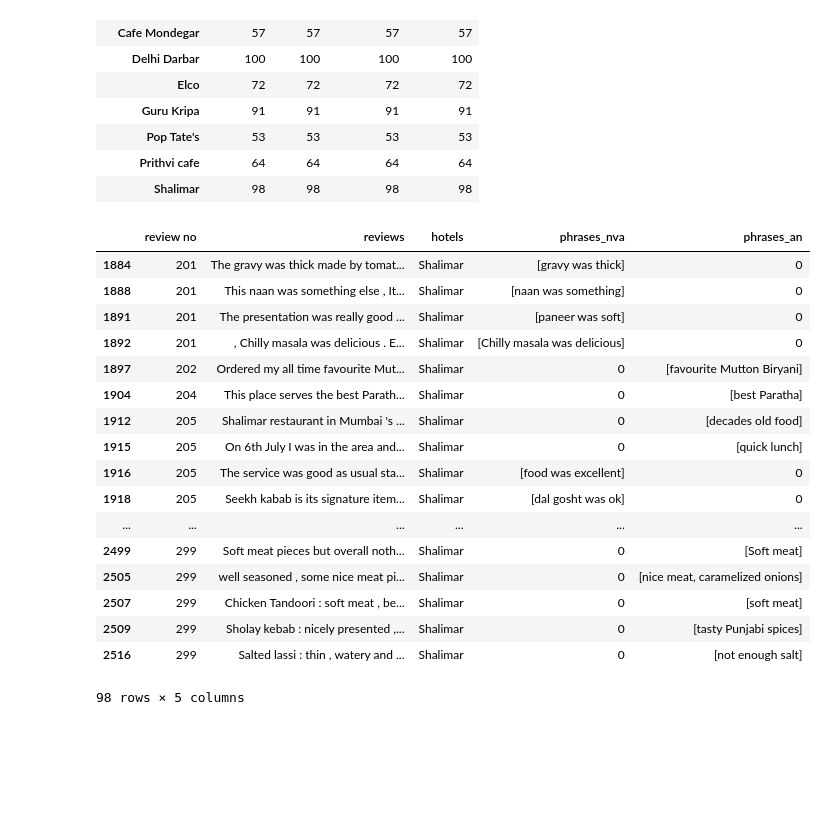
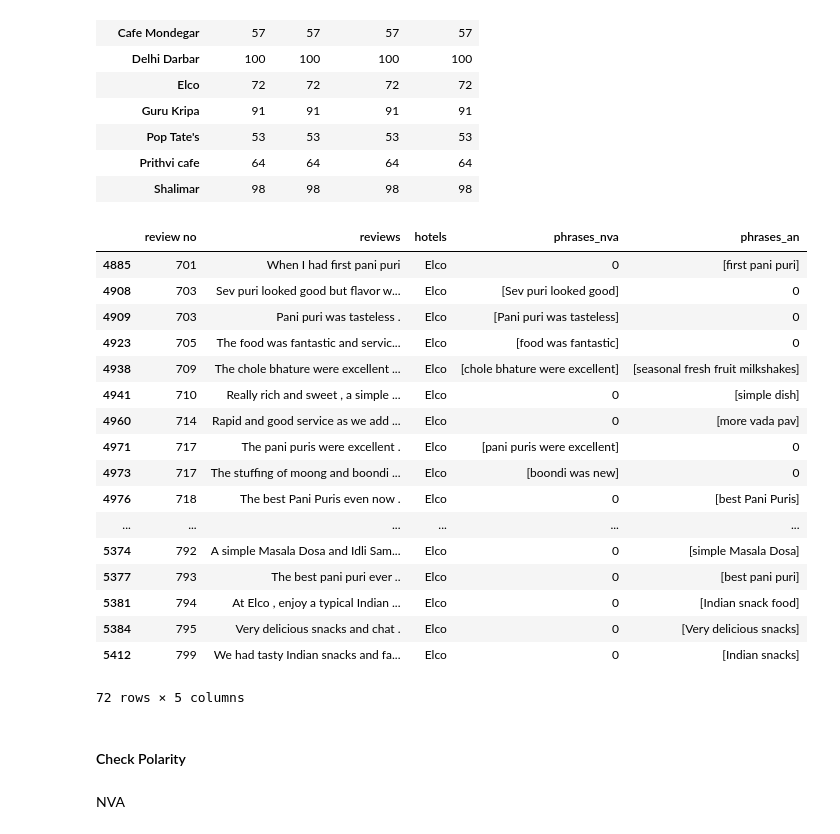
Before and after one commit to NishantJadhav369/Restaurant-Review-Summarization, a Jupyter notebook: EntityPhrases.ipynb, the cells around one changed output. Drawn from its saved outputs; the diff is of its cells as text; code cells hidden in the pictures; blank space fills up the shorter version.

Commit message:
polarity added

```diff
--- a/EntityPhrases.ipynb
+++ b/EntityPhrases.ipynb
@@ -81,10 +81,10 @@ print(entity_tags[3])
 ['I', 'chose', 'the', 'make', 'your', 'own', 'pizza', 'with', 'unlimited', 'toppings', '.']
 ['PRP', 'VBD', 'DT', 'VB', 'PRP$', 'JJ', 'E', 'IN', 'JJ', 'E', '.']
 # %%
-# sequences=[] # get word,entity_pos
-# for sentence,tagseq in zip(reviews,entity_tags):
-#     sequence =[]
-#     for word,tag in zip(sentence,tagseq):
-#         sequence.append((word,tag))
-#     sequences.append(sequence)
+sequences=[] # get word,entity_pos
+for sentence,tagseq in zip(reviews,entity_tags):
+    sequence =[]
+    for word,tag in zip(sentence,tagseq):
+        sequence.append((word,tag))
+    sequences.append(sequence)
 # %%
@@ -249,23 +243,27 @@ final[(final.phrases_nva!=0) | (final.phrases_an!=0)].groupby('hotels').count()
 | Prithvi cafe | 64 | 64 | 64 | 64 |
 | Shalimar | 98 | 98 | 98 | 98 |
 # %%
-final[((final.phrases_nva!=0) | (final.phrases_an!=0)) & (final.hotels=='Shalimar')]
+final[((final.phrases_nva!=0) | (final.phrases_an!=0)) & (final.hotels=='Elco')]
 # %% [output]
 |  | review no | reviews | hotels | phrases_nva | phrases_an |
-| 1884 | 201 | The gravy was thick made by tomat... | Shalimar | [gravy was thick] | 0 |
-| 1888 | 201 | This naan was something else , It... | Shalimar | [naan was something] | 0 |
-| 1891 | 201 | The presentation was really good ... | Shalimar | [paneer was soft] | 0 |
-| 1892 | 201 | , Chilly masala was delicious . E... | Shalimar | [Chilly masala was delicious] | 0 |
-| 1897 | 202 | Ordered my all time favourite Mut... | Shalimar | 0 | [favourite Mutton Biryani] |
-| 1904 | 204 | This place serves the best Parath... | Shalimar | 0 | [best Paratha] |
-| 1912 | 205 | Shalimar restaurant in Mumbai 's ... | Shalimar | 0 | [decades old food] |
-| 1915 | 205 | On 6th July I was in the area and... | Shalimar | 0 | [quick lunch] |
-| 1916 | 205 | The service was good as usual sta... | Shalimar | [food was excellent] | 0 |
-| 1918 | 205 | Seekh kabab is its signature item... | Shalimar | [dal gosht was ok] | 0 |
+| 4885 | 701 | When I had first pani puri | Elco | 0 | [first pani puri] |
+| 4908 | 703 | Sev puri looked good but flavor w... | Elco | [Sev puri looked good] | 0 |
+| 4909 | 703 | Pani puri was tasteless . | Elco | [Pani puri was tasteless] | 0 |
+| 4923 | 705 | The food was fantastic and servic... | Elco | [food was fantastic] | 0 |
+| 4938 | 709 | The chole bhature were excellent ... | Elco | [chole bhature were excellent] | [seasonal fresh fruit milkshakes] |
+| 4941 | 710 | Really rich and sweet , a simple ... | Elco | 0 | [simple dish] |
+| 4960 | 714 | Rapid and good service as we add ... | Elco | 0 | [more vada pav] |
+| 4971 | 717 | The pani puris were excellent . | Elco | [pani puris were excellent] | 0 |
+| 4973 | 717 | The stuffing of moong and boondi ... | Elco | [boondi was new] | 0 |
+| 4976 | 718 | The best Pani Puris even now . | Elco | 0 | [best Pani Puris] |
 | ... | ... | ... | ... | ... | ... |
-| 2499 | 299 | Soft meat pieces but overall noth... | Shalimar | 0 | [Soft meat] |
-| 2505 | 299 | well seasoned , some nice meat pi... | Shalimar | 0 | [nice meat, caramelized onions] |
-| 2507 | 299 | Chicken Tandoori : soft meat , be... | Shalimar | 0 | [soft meat] |
-| 2509 | 299 | Sholay kebab : nicely presented ,... | Shalimar | 0 | [tasty Punjabi spices] |
-| 2516 | 299 | Salted lassi : thin , watery and ... | Shalimar | 0 | [not enough salt] |
+| 5374 | 792 | A simple Masala Dosa and Idli Sam... | Elco | 0 | [simple Masala Dosa] |
+| 5377 | 793 | The best pani puri ever .. | Elco | 0 | [best pani puri] |
+| 5381 | 794 | At Elco , enjoy a typical Indian ... | Elco | 0 | [Indian snack food] |
+| 5384 | 795 | Very delicious snacks and chat . | Elco | 0 | [Very delicious snacks] |
+| 5412 | 799 | We had tasty Indian snacks and fa... | Elco | 0 | [Indian snacks] |
-98 rows × 5 columns
+72 rows × 5 columns
+# %% [markdown]
+#### Check Polarity
+# %% [markdown]
+NVA
```
Also changed, not shown: parts of 12 cells of this notebook.
